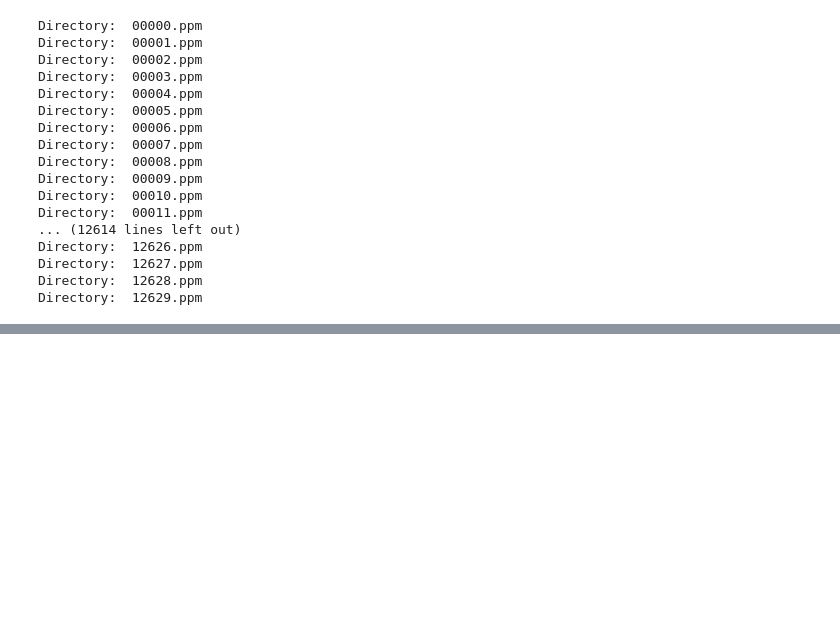
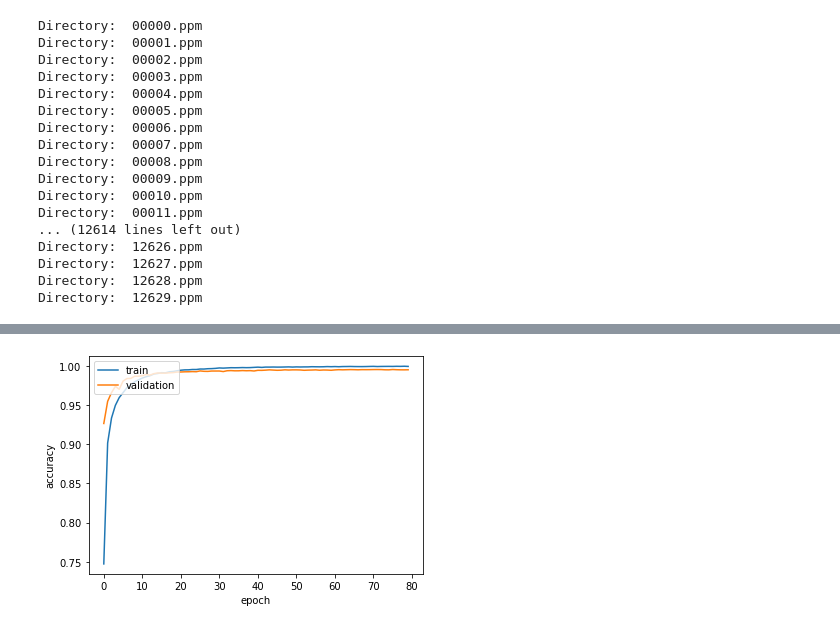
Before and after one commit to RanaMostafaAbdElMohsen/Traffic_Sign_Recognition, a Jupyter notebook: Source_Code/Model/Model_Trial.ipynb, the cells around one changed output, grey strips where cells are left out. Saved outputs shown, nothing was run; the diff lists cells and outputs as text; code cells hidden in the pictures; blank space fills up the shorter version.

Commit message:
Adding Model_Trial file for output when resizing images to 60x60

```diff
--- a/Source_Code/Model/Model_Trial.ipynb
+++ b/Source_Code/Model/Model_Trial.ipynb
@@ -74,6 +74,8 @@ Directory:  12626.ppm
 Directory:  12627.ppm
 Directory:  12628.ppm
 Directory:  12629.ppm
+# %%
+image_train, image_valid,label_train, label_valid = train_test_split(DataSetImages,DataSetLabels,stratify=DataSetLabels,test_size=0.2,random_state=43)
 # %%
 # Hyper-parameters tuning
 kernel_1 = (5,5)
@@ -145,0 +148,10 @@ Epoch 80/80
+# %%
+import matplotlib.pyplot as plt
+plt.plot(history.history['sparse_categorical_accuracy'])
+plt.plot(history.history['val_sparse_categorical_accuracy'])
+plt.ylabel('accuracy')
+plt.xlabel('epoch')
+plt.legend(['train', 'validation'], loc='upper left')
+plt.show()
+# %% [output]
+[figure, added]
```
Also changed, not shown: parts of 8 cells of this notebook.
